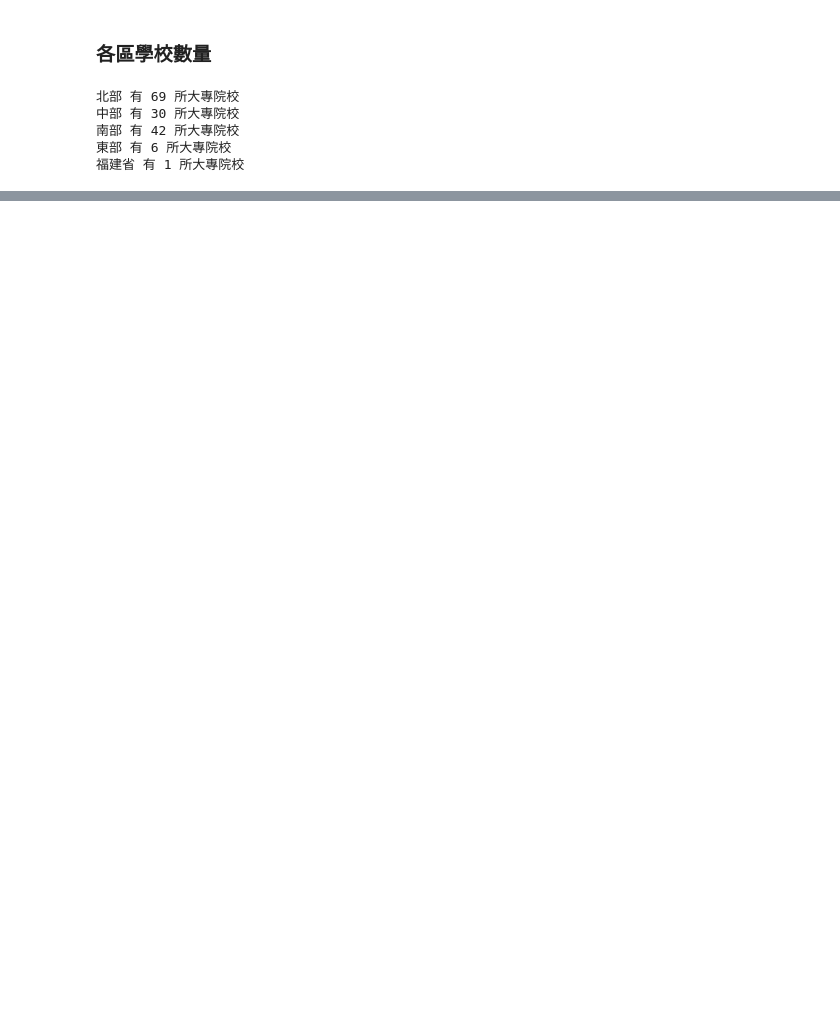
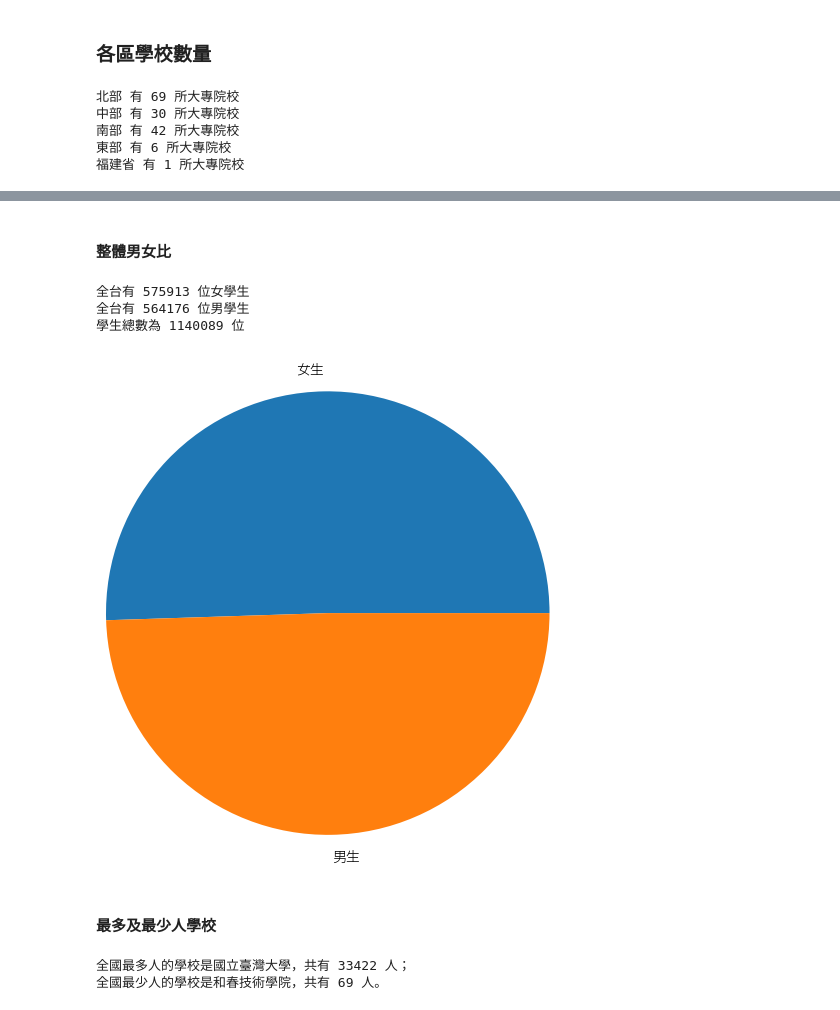
Before and after one commit to kw404/LATIA112-1, a Jupyter notebook: HW1/HW-1.ipynb, the cells around one changed output, grey strips where cells are left out. Saved outputs shown, nothing was run; the diff lists cells and outputs as text; code cells hidden in the pictures; blank space fills up the shorter version.

```diff
--- a/HW1/HW-1.ipynb
+++ b/HW1/HW-1.ipynb
@@ -135,0 +167,42 @@ girl_num = sum(data['女生計'])
+# %% [markdown]
+#### 整體男女比
+# %%
+girl_num = sum(data['女生計'])
+boy_num = sum(data['男生計'])
+
+student_sum = [girl_num, boy_num]
+label_student = ["女生","男生"]
+
+print(f"全台有",girl_num,"位女學生")
+print(f"全台有",boy_num,"位男學生")
+print(f"學生總數為",boy_num+girl_num,"位")
+
+plt.pie(student_sum,
+        radius=1.5,
+        labels = label_student)
+plt.show()
+# %% [output]
+全台有 575913 位女學生
+全台有 564176 位男學生
+學生總數為 1140089 位
+[figure, added]
+# %% [markdown]
+#### 最多及最少人學校
+# %%
+result_dict = {}
+for school_name in list(data_buf['學校名稱'].unique()):
+    result_dict[school_name] = 0
+
+for i in range(len(data)):
+    result_dict[data.loc[i, '學校名稱']] += int(data.loc[i, '總計'])
+
+max_value = max(result_dict.values())
+min_value = min(result_dict.values())
+max_key = next(key for key, value in result_dict.items() if value == max_value)
+min_key = next(key for key, value in result_dict.items() if value == min_value)
+
+print(f"全國最多人的學校是{max_key}，共有 {max_value} 人；")
+print(f"全國最少人的學校是{min_key}，共有 {min_value} 人。")
+# %% [output]
+全國最多人的學校是國立臺灣大學，共有 33422 人；
+全國最少人的學校是和春技術學院，共有 69 人。
```
Also changed, not shown: parts of 10 cells of this notebook, 2 other files.
